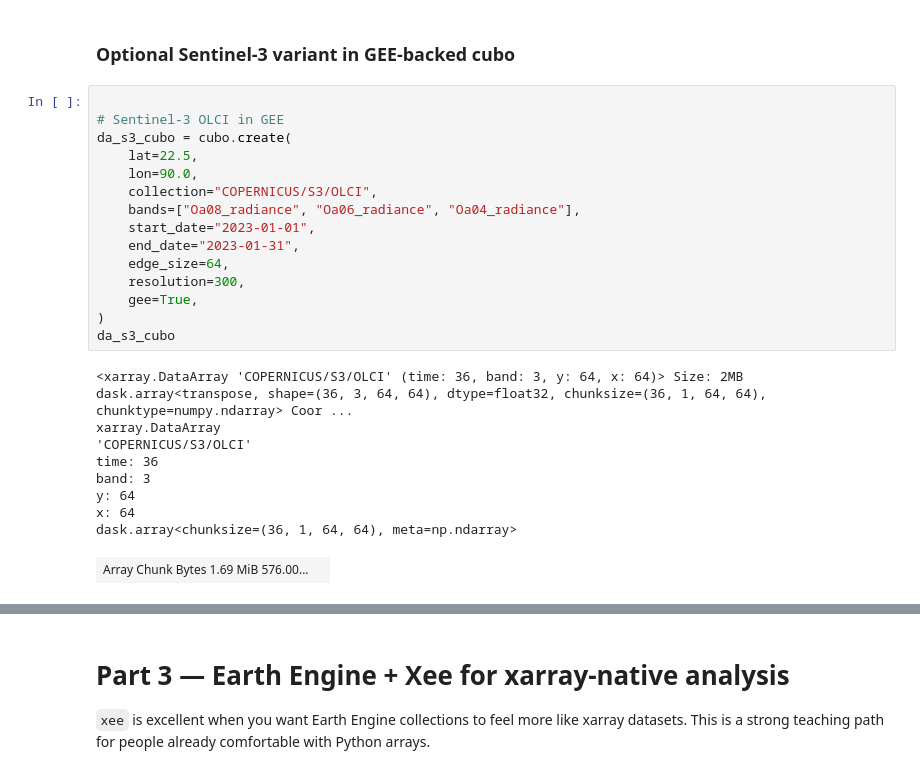
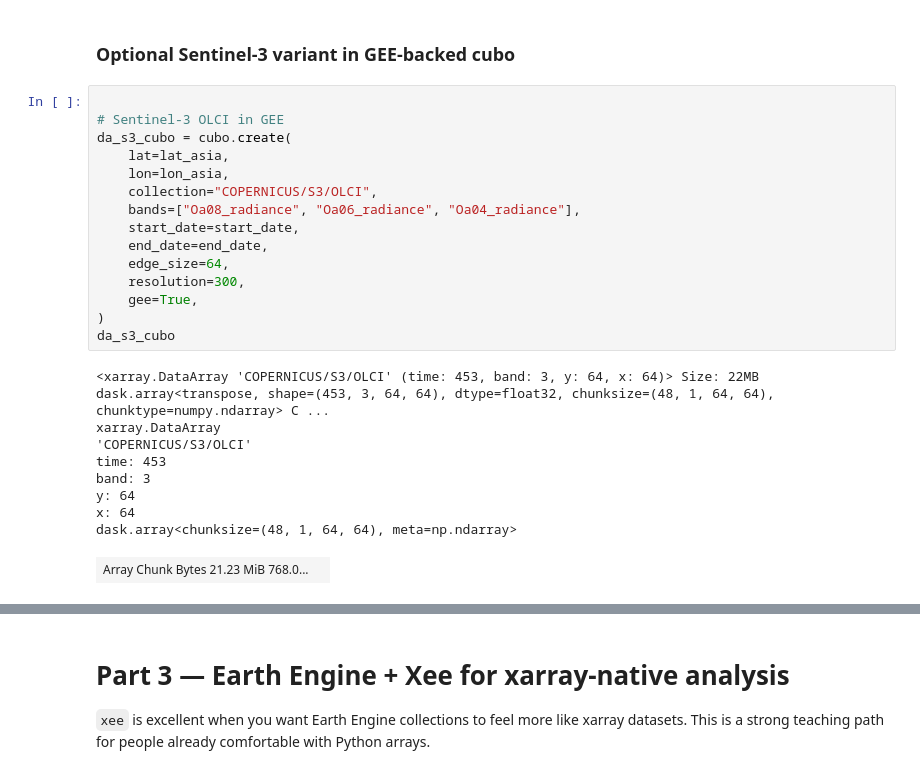
Before and after one commit to khizerzakir/CEOS_UNOOSA_Training, a Jupyter notebook: eo_climate_resilience_tutorial_africa_asia.ipynb, the cells around one changed output, grey strips where cells are left out. Drawn from its saved outputs; the diff is of its cells as text.

```diff
--- a/eo_climate_resilience_tutorial_africa_asia.ipynb
+++ b/eo_climate_resilience_tutorial_africa_asia.ipynb
@@ -458,28 +594,28 @@ plt.show()
 # %%
 
 # Sentinel-3 OLCI in GEE
 da_s3_cubo = cubo.create(
-    lat=22.5,
-    lon=90.0,
+    lat=lat_asia,
+    lon=lon_asia,
     collection="COPERNICUS/S3/OLCI",
     bands=["Oa08_radiance", "Oa06_radiance", "Oa04_radiance"],
-    start_date="2023-01-01",
-    end_date="2023-01-31",
+    start_date=start_date,
+    end_date=end_date,
     edge_size=64,
     resolution=300,
     gee=True,
 )
 da_s3_cubo
 # %% [output]
-<xarray.DataArray 'COPERNICUS/S3/OLCI' (time: 36, band: 3, y: 64, x: 64)> Size: 2MB dask.array<transpose, shape=(36, 3, 64, 64), dtype=float32, chunksize=(36, 1, 64, 64), chunktype=numpy.ndarray> Coor ...
+<xarray.DataArray 'COPERNICUS/S3/OLCI' (time: 453, band: 3, y: 64, x: 64)> Size: 22MB dask.array<transpose, shape=(453, 3, 64, 64), dtype=float32, chunksize=(48, 1, 64, 64), chunktype=numpy.ndarray> C ...
 xarray.DataArray
 'COPERNICUS/S3/OLCI'
-time: 36
+time: 453
 band: 3
 y: 64
 x: 64
-dask.array<chunksize=(36, 1, 64, 64), meta=np.ndarray>
+dask.array<chunksize=(48, 1, 64, 64), meta=np.ndarray>
-| Array Chunk Bytes 1.69 MiB 576.00... |  |
+| Array Chunk Bytes 21.23 MiB 768.0... |  |
 Coordinates: (5)
 time
 (time)
```
Also changed, not shown: parts of 32 cells of this notebook, 8 other files.
